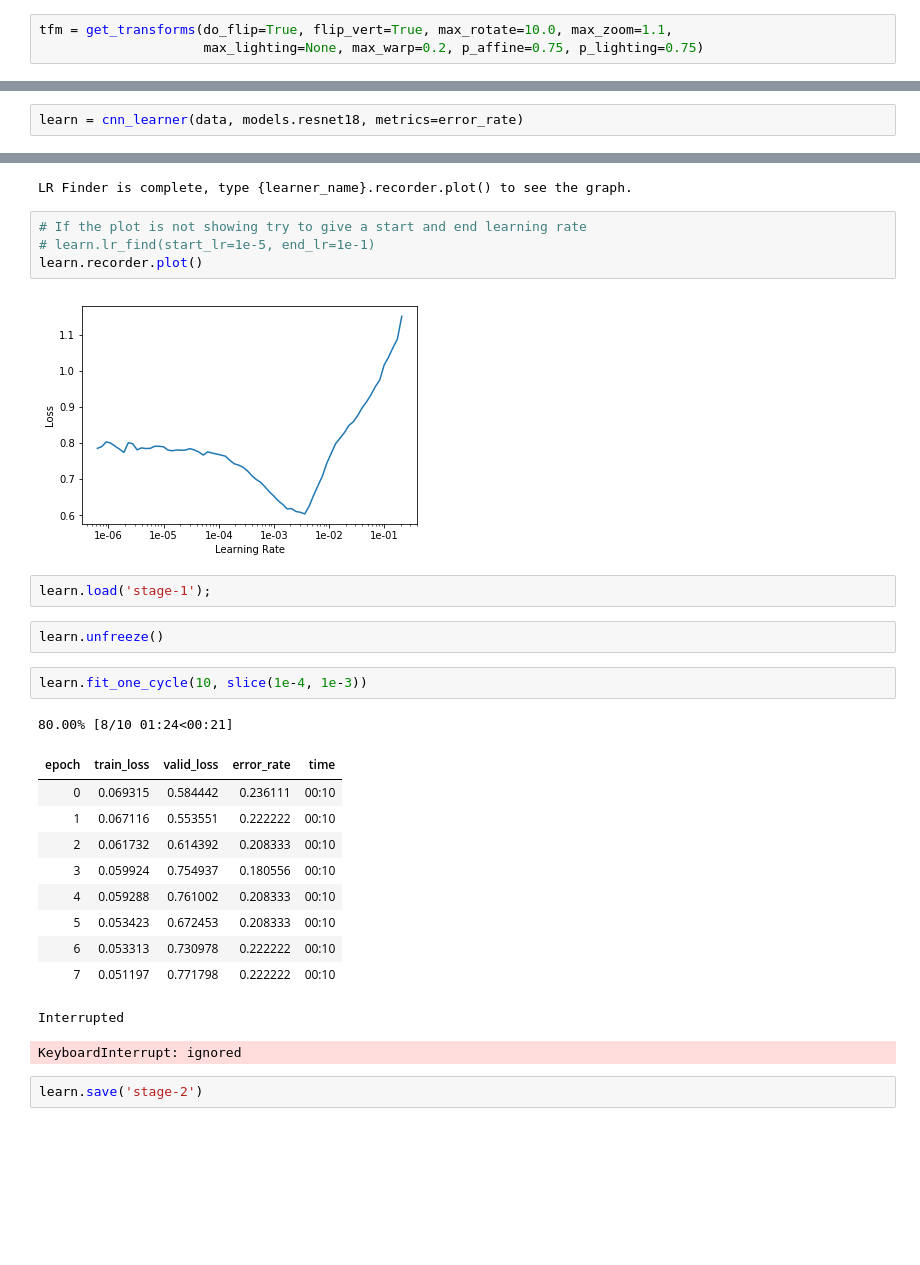
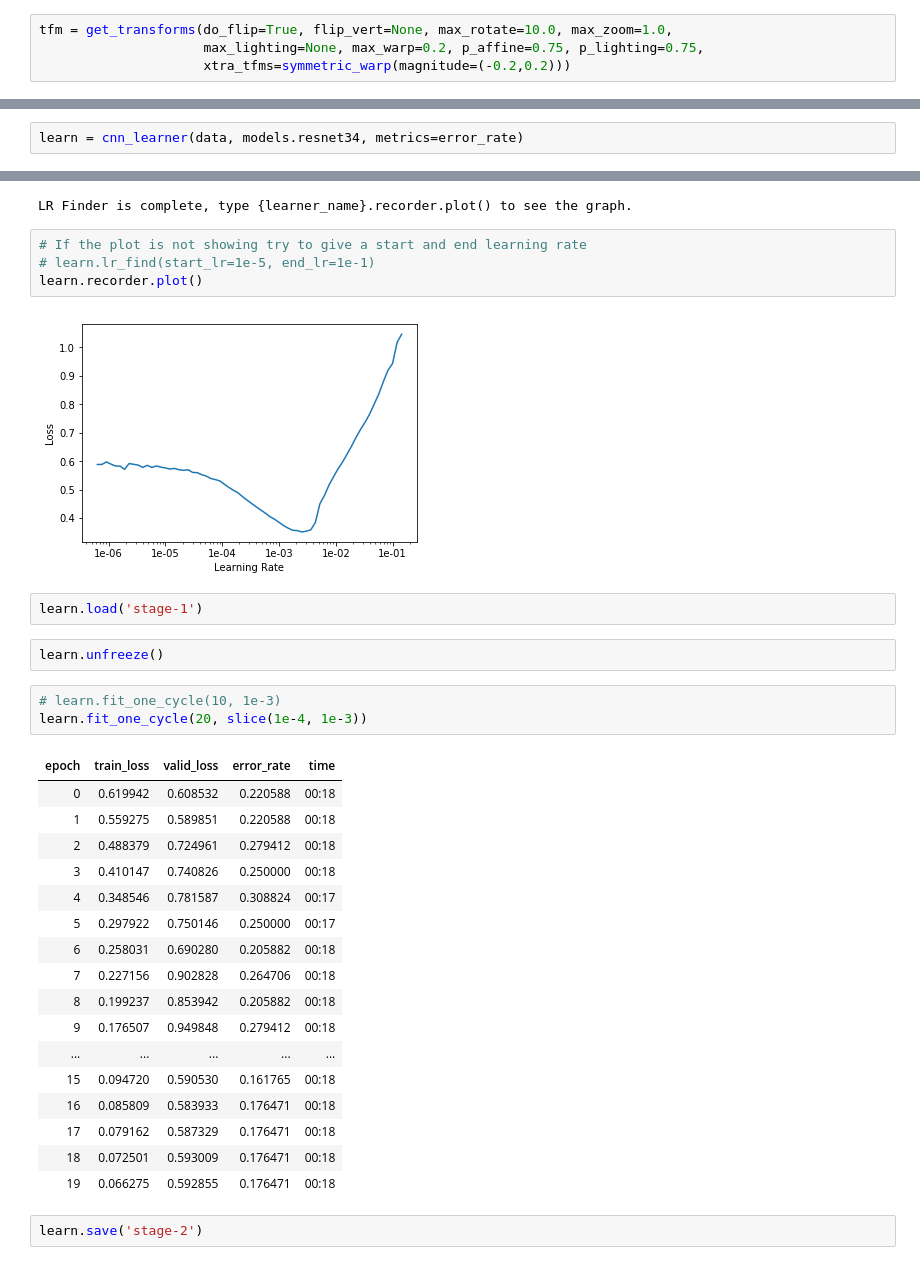
Before and after one commit to malkovich1453/fastai-v3, a Jupyter notebook: project_ramen.ipynb, the cells around one changed output, grey strips where cells are left out. Saved outputs shown, nothing was run; the diff lists cells and outputs as text; blank space fills up the shorter version.

```diff
--- a/project_ramen.ipynb
+++ b/project_ramen.ipynb
@@ -126,8 +122,9 @@ To run tests please refer to this guide.
 Utility func to easily create a list of flip, rotate, zoom, warp, lighting transforms.
 Show in docs
 # %%
-tfm = get_transforms(do_flip=True, flip_vert=True, max_rotate=10.0, max_zoom=1.1,
-                     max_lighting=None, max_warp=0.2, p_affine=0.75, p_lighting=0.75)
+tfm = get_transforms(do_flip=True, flip_vert=None, max_rotate=10.0, max_zoom=1.0,
+                     max_lighting=None, max_warp=0.2, p_affine=0.75, p_lighting=0.75,
+                     xtra_tfms=symmetric_warp(magnitude=(-0.2,0.2)))
 # %%
 np.random.seed(42)
 data = ImageDataBunch.from_folder(path, train=".", valid_pct=0.2,
@@ -154,4 +151,4 @@ data.classes, data.c, len(data.train_ds), len(data.valid_ds)
 # %% [markdown]
 ## Train model
 # %%
-learn = cnn_learner(data, models.resnet18, metrics=error_rate)
+learn = cnn_learner(data, models.resnet34, metrics=error_rate)
@@ -186,26 +206,32 @@ LR Finder is complete, type {learner_name}.recorder.plot() to see the graph.
 # learn.lr_find(start_lr=1e-5, end_lr=1e-1)
 learn.recorder.plot()
 # %% [output]
-[figure, old version]
+[figure, new version]
 # %%
-learn.load('stage-1');
+learn.load('stage-1')
 # %%
 learn.unfreeze()
 # %%
-learn.fit_one_cycle(10, slice(1e-4, 1e-3))
+# learn.fit_one_cycle(10, 1e-3)
+learn.fit_one_cycle(20, slice(1e-4, 1e-3))
 # %% [output]
-80.00% [8/10 01:24<00:21]
 | epoch | train_loss | valid_loss | error_rate | time |
-| 0 | 0.069315 | 0.584442 | 0.236111 | 00:10 |
-| 1 | 0.067116 | 0.553551 | 0.222222 | 00:10 |
-| 2 | 0.061732 | 0.614392 | 0.208333 | 00:10 |
-| 3 | 0.059924 | 0.754937 | 0.180556 | 00:10 |
-| 4 | 0.059288 | 0.761002 | 0.208333 | 00:10 |
-| 5 | 0.053423 | 0.672453 | 0.208333 | 00:10 |
-| 6 | 0.053313 | 0.730978 | 0.222222 | 00:10 |
-| 7 | 0.051197 | 0.771798 | 0.222222 | 00:10 |
+| 0 | 0.619942 | 0.608532 | 0.220588 | 00:18 |
+| 1 | 0.559275 | 0.589851 | 0.220588 | 00:18 |
+| 2 | 0.488379 | 0.724961 | 0.279412 | 00:18 |
+| 3 | 0.410147 | 0.740826 | 0.250000 | 00:18 |
+| 4 | 0.348546 | 0.781587 | 0.308824 | 00:17 |
+| 5 | 0.297922 | 0.750146 | 0.250000 | 00:17 |
+| 6 | 0.258031 | 0.690280 | 0.205882 | 00:18 |
+| 7 | 0.227156 | 0.902828 | 0.264706 | 00:18 |
+| 8 | 0.199237 | 0.853942 | 0.205882 | 00:18 |
+| 9 | 0.176507 | 0.949848 | 0.279412 | 00:18 |
+| ... | ... | ... | ... | ... |
+| 15 | 0.094720 | 0.590530 | 0.161765 | 00:18 |
+| 16 | 0.085809 | 0.583933 | 0.176471 | 00:18 |
+| 17 | 0.079162 | 0.587329 | 0.176471 | 00:18 |
+| 18 | 0.072501 | 0.593009 | 0.176471 | 00:18 |
+| 19 | 0.066275 | 0.592855 | 0.176471 | 00:18 |
-Interrupted
-KeyboardInterrupt: ignored
 # %%
 learn.save('stage-2')
 # %% [markdown]
```
Also changed, not shown: parts of 9 cells of this notebook.
